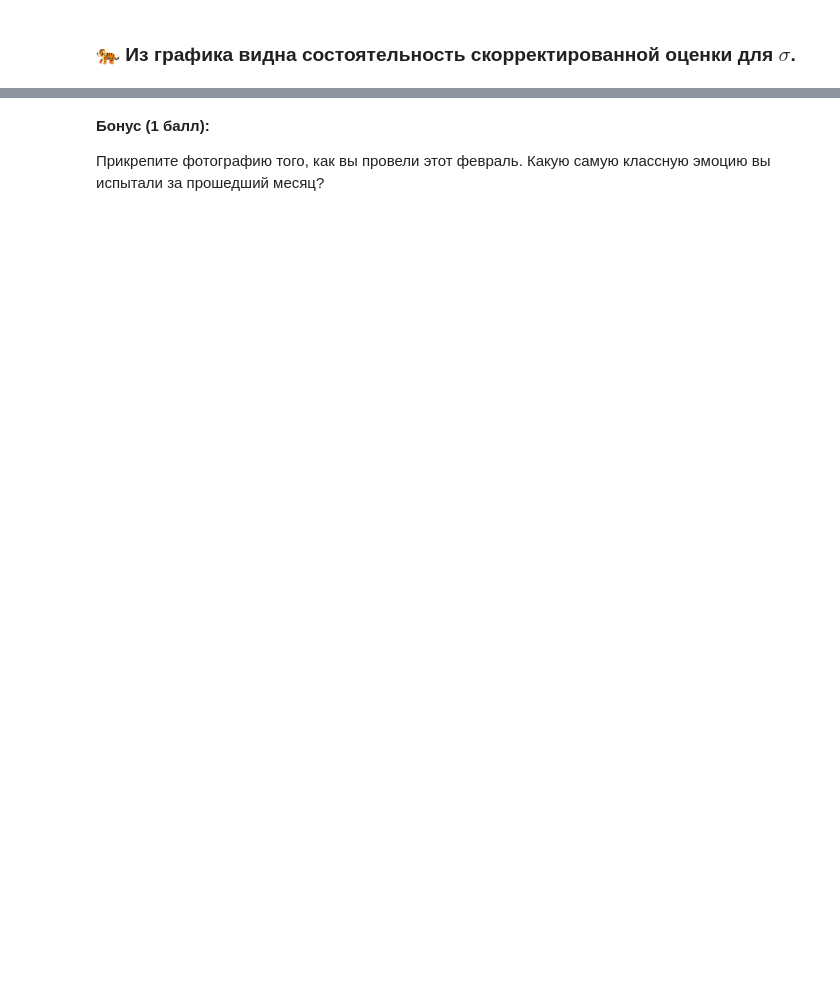
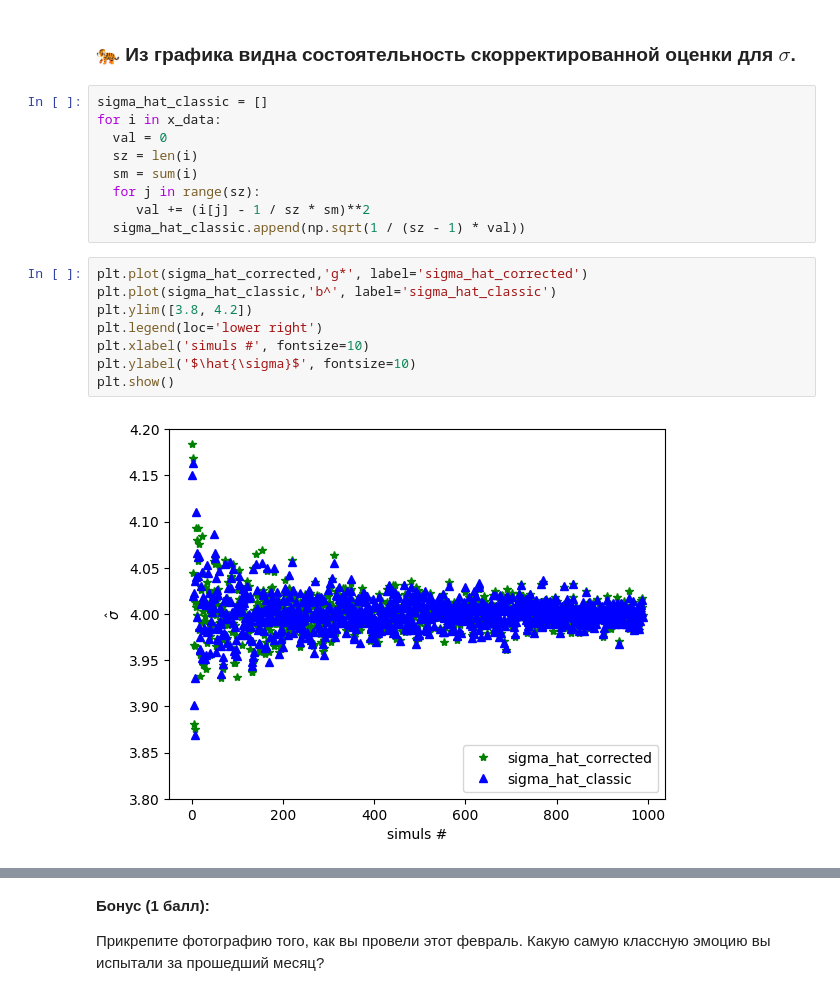
Before and after one commit to zhus-dika/math_home_works, a Jupyter notebook: hw_01_27_dzhusupova.ipynb, the cells around one changed output, grey strips where cells are left out. Saved outputs shown, nothing was run; the diff lists cells and outputs as text; blank space fills up the shorter version.

```diff
--- a/hw_01_27_dzhusupova.ipynb
+++ b/hw_01_27_dzhusupova.ipynb
@@ -344,2 +347,21 @@ plt.plot(diffs);
 # %% [markdown]
 ### 🐅 Из графика видна состоятельность скорректированной оценки для $\sigma$.
+# %%
+sigma_hat_classic = []
+for i in x_data:
+  val = 0
+  sz = len(i)
+  sm = sum(i)
+  for j in range(sz):
+     val += (i[j] - 1 / sz * sm)**2
+  sigma_hat_classic.append(np.sqrt(1 / (sz - 1) * val))
+# %%
+plt.plot(sigma_hat_corrected,'g*', label='sigma_hat_corrected')
+plt.plot(sigma_hat_classic,'b^', label='sigma_hat_classic')
+plt.ylim([3.8, 4.2])
+plt.legend(loc='lower right')
+plt.xlabel('simuls #', fontsize=10)
+plt.ylabel('$\hat{\sigma}$', fontsize=10)
+plt.show()
+# %% [output]
+[figure, added]
```
Also changed, not shown: parts of 4 cells of this notebook.
